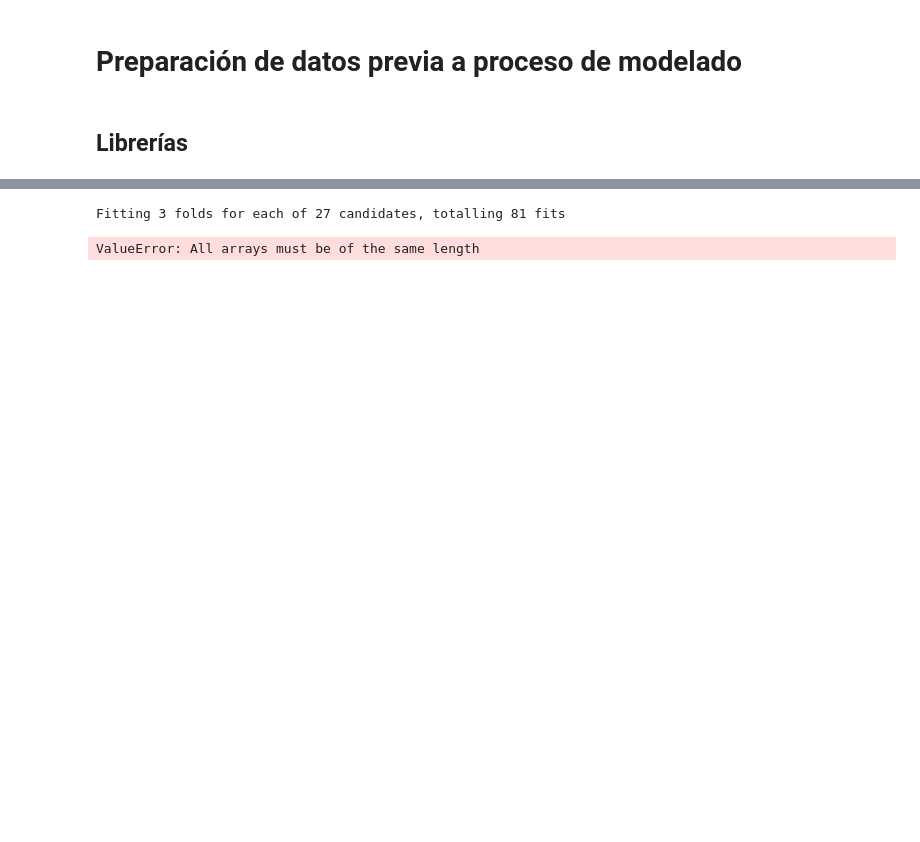
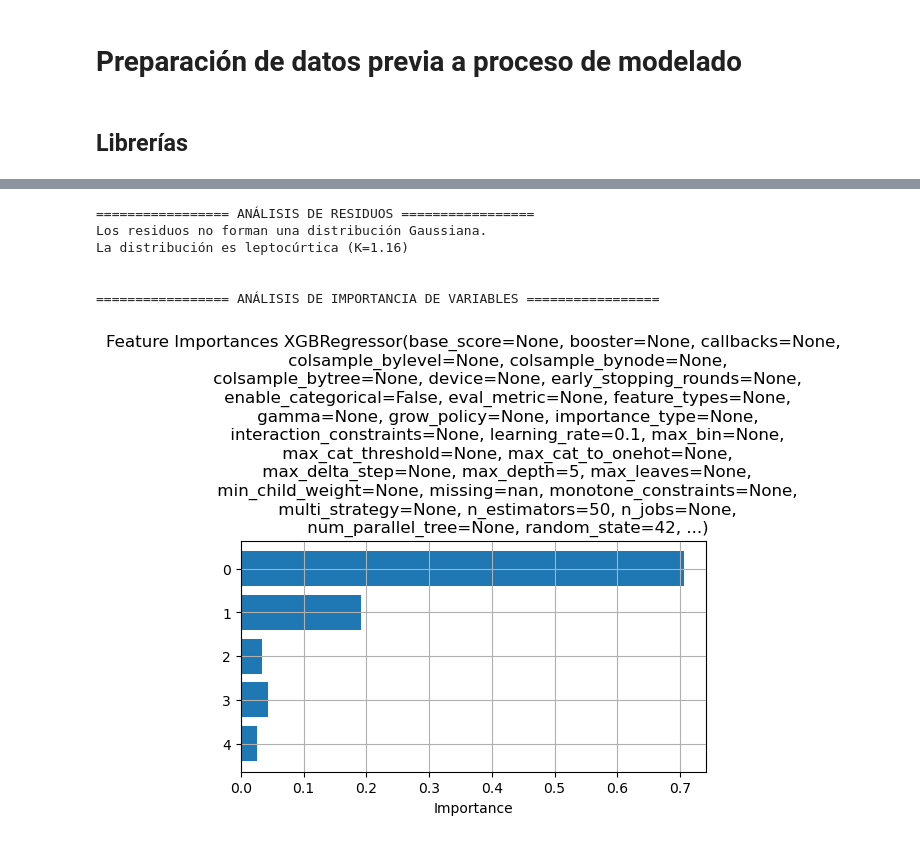
Before and after one commit to pablofem/TFM, a Jupyter notebook: DATA_MODELING.ipynb, the cells around one changed output, grey strips where cells are left out. Saved outputs shown, nothing was run; the diff lists cells and outputs as text; code cells hidden in the pictures; blank space fills up the shorter version.

```diff
--- a/DATA_MODELING.ipynb
+++ b/DATA_MODELING.ipynb
@@ -44,2 +77,7 @@ pca_summary
 # %%
-# rfo_model = train_model(X_train, y_train, "randomForest")
+### ========= FASE 4 =========
+models_dic = {}
+models_dic["RFO"] = train_model(X_train, y_train, "RFO")
+models_dic["XGB"] = train_model(X_train, y_train, "XGB")
+models_dic["KNN"] = train_model(X_train, y_train, "KNN")
+models_dic["MLP"] = train_model(X_train, y_train, "MLP")
@@ -46,4 +92,0 @@ pca_summary
-# %%
-xgb_model = train_model(X_train, y_train, "XGBoost")
-# %% [output]
-Fitting 3 folds for each of 27 candidates, totalling 81 fits
@@ -52,40 +93,3 @@ Fitting 3 folds for each of 27 candidates, totalling 81 fits
-# %%
-models_dic = {
-    "randomForest": rfo_model,
-    "XGBoost": xgb_model,
-    "MLP": mlp_model,
-}
-# %%
-def prep_results_df(X_test, y_test, models_dic, offer_type):
-    tmp_df_list = []
-    for model_name, model_predictor in models_dic.items():
-        tmp_df = y_test.copy()
-        tmp_df["prediction"] = model_predictor.predict(X_test).round(0)
-        tmp_df["model"] = model_name
-        tmp_df["offer_type"] = offer_type
-        tmp_df_list.append(tmp_df)
-
-    results_df = pd.concat(tmp_df_list)
-    return results_df
 # %%
-prep_results_df(X_test, y_test, models_dic, offer_type)
+### ========= FASE 5 =========
+results_market_offer = prep_results_df(X_test, y_test, models_dic, offer_type)
-# %%
-# Get feature importances
-importances = xgb_model.feature_importances_
-
-# Create a DataFrame for feature importances
-feature_importances_df = pd.DataFrame({
-    'Feature': X_train.columns,
-    'Importance': importances
-}).sort_values(by='Importance', ascending=False)
-
-# Plot feature importances
-plt.figure(figsize=(10, 6))
-plt.barh(feature_importances_df['Feature'], feature_importances_df['Importance'])
-plt.xlabel('Importance')
-plt.title('Feature Importances')
-plt.gca().invert_yaxis()
-plt.grid()
-plt.show()
-# %% [output]
-ValueError: All arrays must be of the same length
@@ -143,0 +96,12 @@ def calc_metrics(test_data):
+# %%
+### ========= FASE 6 =========
+check_gaussian_residuals(results_market_offer, "XGB")
+plot_feature_importance(X_train, models_dic["XGB"])
+# %% [output]
+================= ANÁLISIS DE RESIDUOS =================
+Los residuos no forman una distribución Gaussiana.
+La distribución es leptocúrtica (K=1.16)
+
+
+================= ANÁLISIS DE IMPORTANCIA DE VARIABLES =================
+[figure, added]
```
Also changed, not shown: parts of 26 cells of this notebook, 1 other file.
